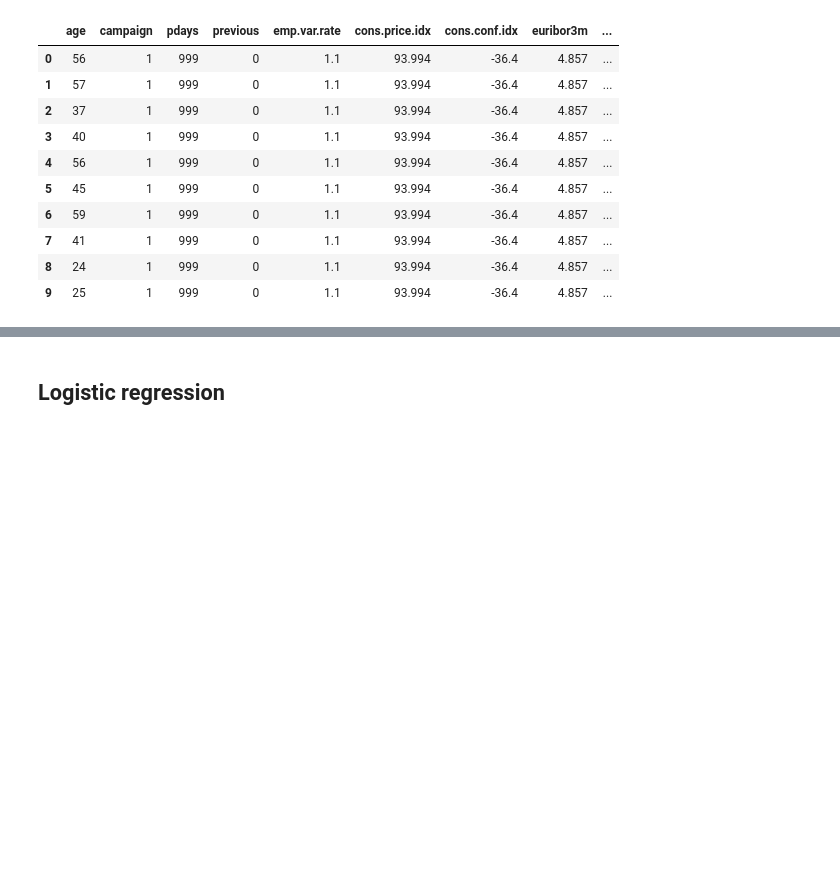
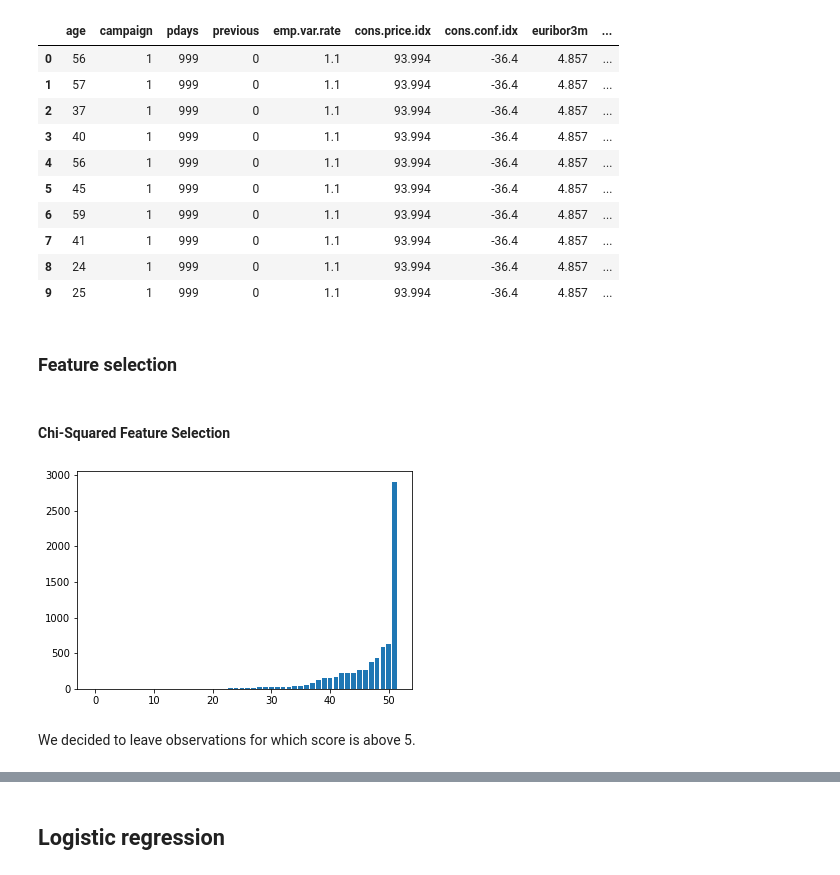
Before and after one commit to kasiakry/MLBigDataset, a Jupyter notebook: ml_2_big_dataset.ipynb, the cells around one changed output, grey strips where cells are left out. Drawn from its saved outputs; the diff is of its cells as text; code cells hidden in the pictures; blank space fills up the shorter version.

```diff
--- a/ml_2_big_dataset.ipynb
+++ b/ml_2_big_dataset.ipynb
@@ -190,3 +190,31 @@ df_ohc.head(10)
 | 7 | 41 | 1 | 999 | 0 | 1.1 | 93.994 | -36.4 | 4.857 | ... |
 | 8 | 24 | 1 | 999 | 0 | 1.1 | 93.994 | -36.4 | 4.857 | ... |
 | 9 | 25 | 1 | 999 | 0 | 1.1 | 93.994 | -36.4 | 4.857 | ... |
+# %% [markdown]
+### Feature selection
+# %% [markdown]
+#### Chi-Squared Feature Selection
+# %%
+numCols.remove('y')
+
+# Seperate the features from the target variable and choose only categorical variables
+y = df_ohc.y
+X = df_ohc.drop('y', axis=1)
+X_categorical = X.drop(numCols, axis=1)
+
+# Divide dataset into training and testing subsets
+X_train, X_test, y_train, y_test = train_test_split(X_categorical, y, test_size=0.3, random_state=58)
+# %%
+fs = SelectKBest(score_func=chi2, k='all')
+fs.fit(X_train, y_train)
+X_train_fs = fs.transform(X_train)
+X_test_fs = fs.transform(X_test)
+
+# plot the scores
+fs.scores_.sort()
+plt.bar([i for i in range(len(fs.scores_))], fs.scores_)
+plt.show()
+# %% [output]
+[figure, added]
+# %% [markdown]
+We decided to leave observations for which score is above 5.
```
Also changed, not shown: parts of 29 cells of this notebook.
